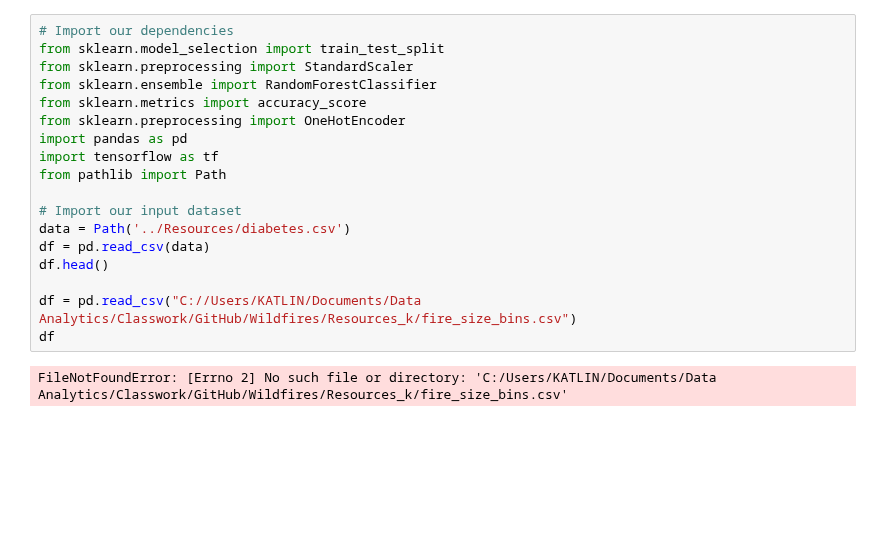
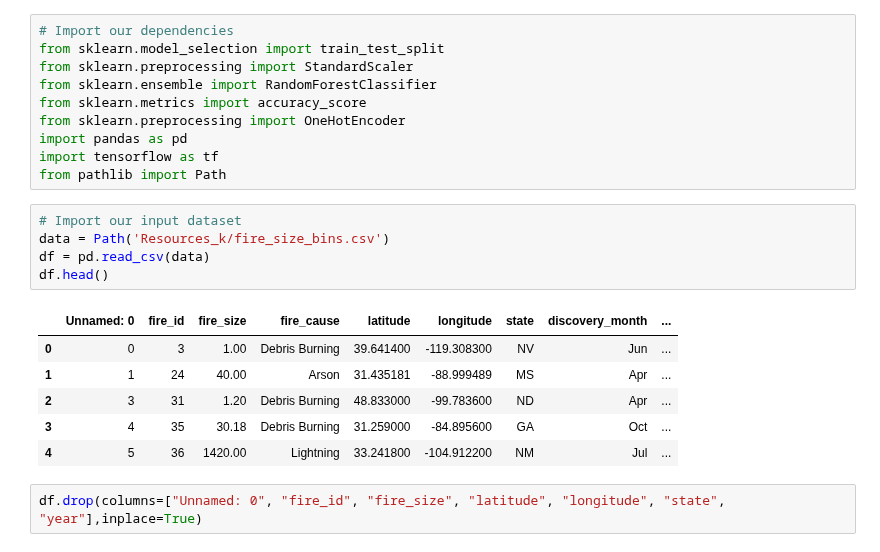
Before and after one commit to goatgirl86/Final_Project_Wildfires, a Jupyter notebook: NN.ipynb, the cells around one changed output. Saved outputs shown, nothing was run; the diff lists cells and outputs as text; blank space fills up the shorter version.

```diff
--- a/NN.ipynb
+++ b/NN.ipynb
@@ -8,13 +8,17 @@ from sklearn.preprocessing import OneHotEncoder
 import pandas as pd
 import tensorflow as tf
 from pathlib import Path
-
-# Import our input dataset
-data = Path('../Resources/diabetes.csv')
-df = pd.read_csv(data)
-df.head()
-
-df = pd.read_csv("C://Users/KATLIN/Documents/Data Analytics/Classwork/GitHub/Wildfires/Resources_k/fire_size_bins.csv")
-df
-# %% [output]
-FileNotFoundError: [Errno 2] No such file or directory: 'C:/Users/KATLIN/Documents/Data Analytics/Classwork/GitHub/Wildfires/Resources_k/fire_size_bins.csv'
+# %%
+# Import our input dataset
+data = Path('Resources_k/fire_size_bins.csv')
+df = pd.read_csv(data)
+df.head()
+# %% [output]
+|  | Unnamed: 0 | fire_id | fire_size | fire_cause | latitude | longitude | state | discovery_month | ... |
+| 0 | 0 | 3 | 1.00 | Debris Burning | 39.641400 | -119.308300 | NV | Jun | ... |
+| 1 | 1 | 24 | 40.00 | Arson | 31.435181 | -88.999489 | MS | Apr | ... |
+| 2 | 3 | 31 | 1.20 | Debris Burning | 48.833000 | -99.783600 | ND | Apr | ... |
+| 3 | 4 | 35 | 30.18 | Debris Burning | 31.259000 | -84.895600 | GA | Oct | ... |
+| 4 | 5 | 36 | 1420.00 | Lightning | 33.241800 | -104.912200 | NM | Jul | ... |
+# %%
+df.drop(columns=["Unnamed: 0", "fire_id", "fire_size", "latitude", "longitude", "state", "year"],inplace=True)
```
Also changed, not shown: parts of 36 cells of this notebook.
